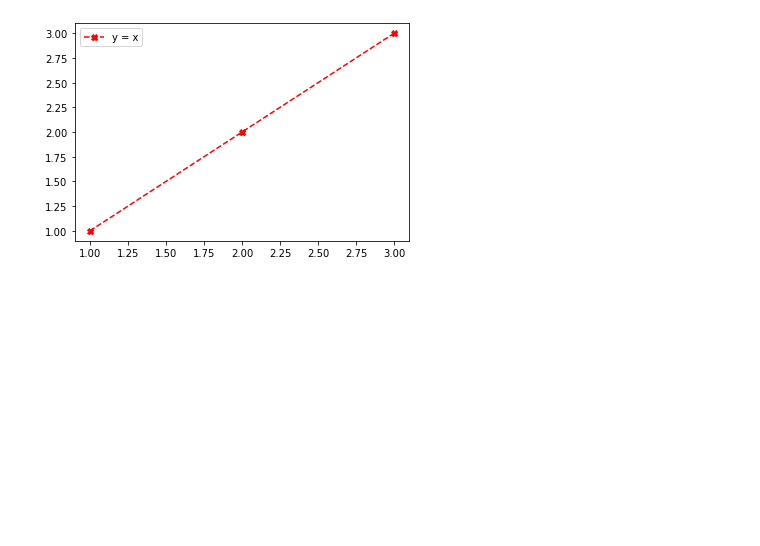
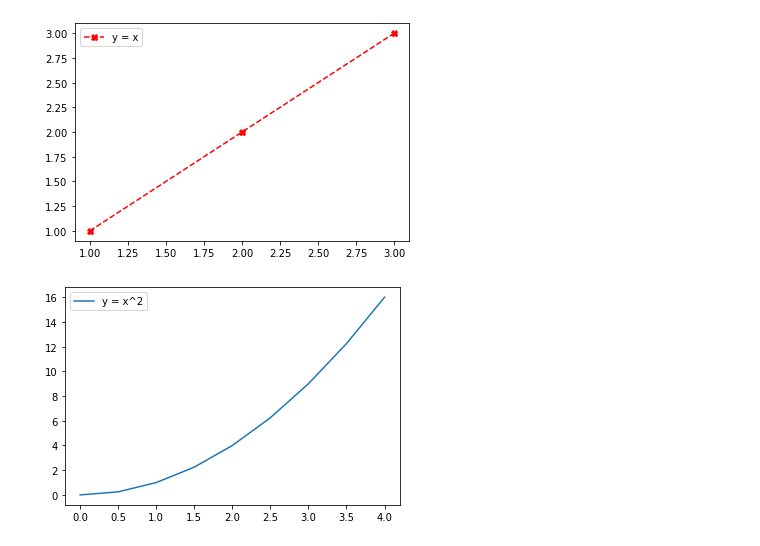
Before and after one commit to Manittecool1213/PathPlanning, a Jupyter notebook: matplotlib-notes.ipynb, the cells around one changed output. Drawn from its saved outputs; the diff is of its cells as text; code cells hidden in the pictures; blank space fills up the shorter version.

```diff
--- a/matplotlib-notes.ipynb
+++ b/matplotlib-notes.ipynb
@@ -92,3 +96,22 @@ plt.legend()
 plt.show()
 # %% [output]
 [figure]
+# %%
+# Handling decimals and continuous domains using numpy:
+x = np.arange(0, 4.5, 0.5)
+"""
+- arange: array range
+- Used to create a one-dimensional array with evenly spaced values within a specified range.
+- Start value is inclusive; stop value is exclusive.
+"""
+
+plt.plot(x, x**2, label = 'y = x^2')
+"""
+- Instead of explicitly passing a list for the y-range, a function can be passed.
+- This function will be applied to each value in the x-range, thereby producing the y-range.
+"""
+
+plt.legend()
+plt.show()
+# %% [output]
+[figure, added]
```
Also changed, not shown: parts of 11 cells of this notebook, 4 other files.
